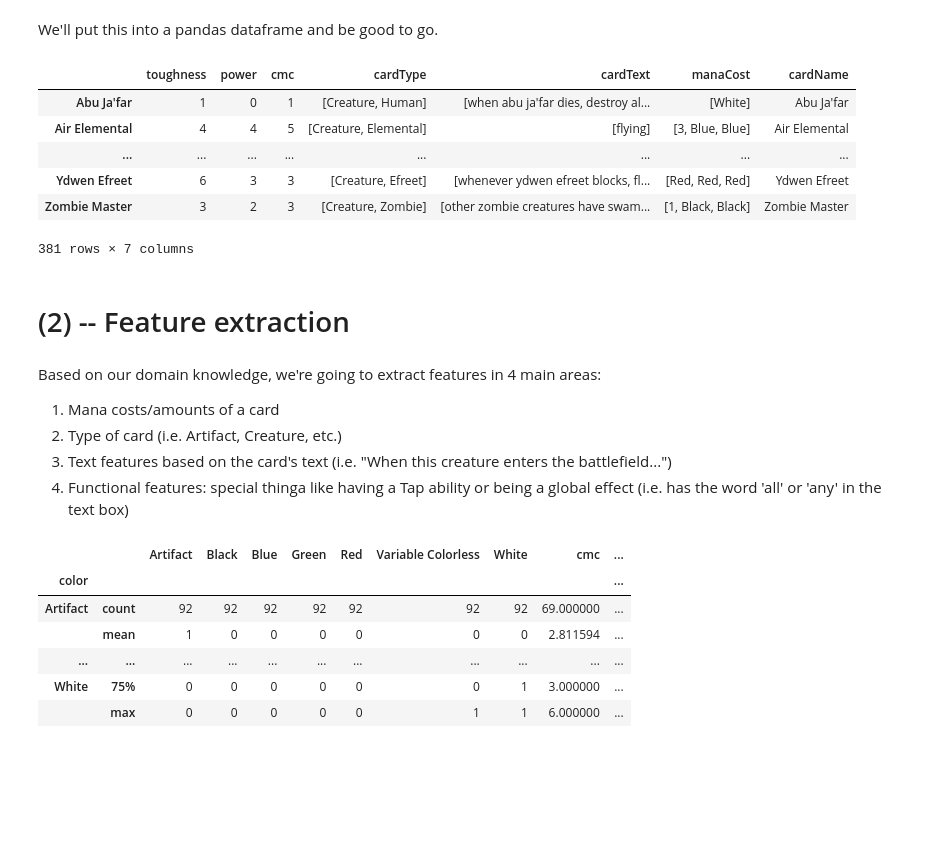
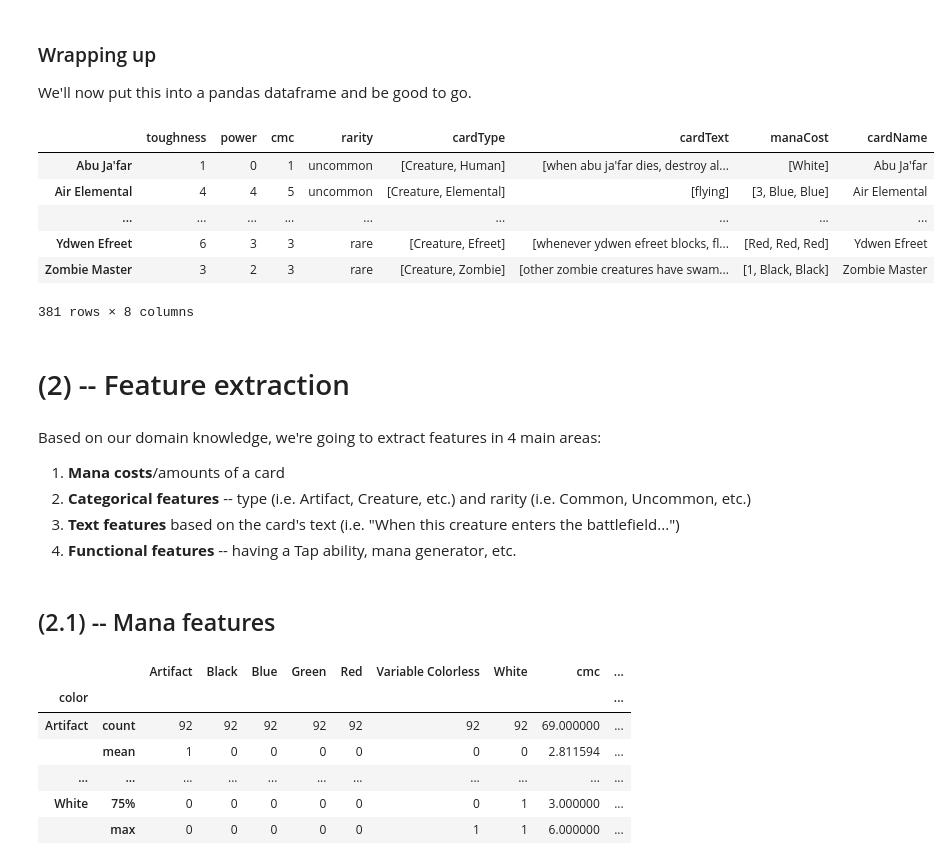
Before and after one commit to nhuber/magickmeans, a Jupyter notebook: MagicKMeans.ipynb, the cells around one changed output. Saved outputs shown, nothing was run; the diff lists cells and outputs as text; code cells hidden in the pictures; blank space fills up the shorter version.

```diff
--- a/MagicKMeans.ipynb
+++ b/MagicKMeans.ipynb
@@ -152,22 +149,25 @@ database['Black Lotus']
 # %% [markdown]
-We'll put this into a pandas dataframe and be good to go.
+### Wrapping up
+
+We'll now put this into a pandas dataframe and be good to go.
 # %%
+data = pd.DataFrame()
 data = pd.DataFrame.from_dict(database, orient='index')
 data['cardName'] = data.index
 data
 # %% [output]
-|  | toughness | power | cmc | cardType | cardText | manaCost | cardName |
-| Abu Ja'far | 1 | 0 | 1 | [Creature, Human] | [when abu ja'far dies, destroy al... | [White] | Abu Ja'far |
-| Air Elemental | 4 | 4 | 5 | [Creature, Elemental] | [flying] | [3, Blue, Blue] | Air Elemental |
-| ... | ... | ... | ... | ... | ... | ... | ... |
-| Ydwen Efreet | 6 | 3 | 3 | [Creature, Efreet] | [whenever ydwen efreet blocks, fl... | [Red, Red, Red] | Ydwen Efreet |
-| Zombie Master | 3 | 2 | 3 | [Creature, Zombie] | [other zombie creatures have swam... | [1, Black, Black] | Zombie Master |
+|  | toughness | power | cmc | rarity | cardType | cardText | manaCost | cardName |
+| Abu Ja'far | 1 | 0 | 1 | uncommon | [Creature, Human] | [when abu ja'far dies, destroy al... | [White] | Abu Ja'far |
+| Air Elemental | 4 | 4 | 5 | uncommon | [Creature, Elemental] | [flying] | [3, Blue, Blue] | Air Elemental |
+| ... | ... | ... | ... | ... | ... | ... | ... | ... |
+| Ydwen Efreet | 6 | 3 | 3 | rare | [Creature, Efreet] | [whenever ydwen efreet blocks, fl... | [Red, Red, Red] | Ydwen Efreet |
+| Zombie Master | 3 | 2 | 3 | rare | [Creature, Zombie] | [other zombie creatures have swam... | [1, Black, Black] | Zombie Master |
-381 rows × 7 columns
+381 rows × 8 columns
 # %% [markdown]
 # (2) -- Feature extraction
 # %% [markdown]
 Based on our domain knowledge, we're going to extract features in 4 main areas:
-1. Mana costs/amounts of a card
-2. Type of card (i.e. Artifact, Creature, etc.)
-3. Text features based on the card's text (i.e. "When this creature enters the battlefield...")
-4. Functional features: special thinga like having a Tap ability or being a global effect (i.e. has the word 'all' or 'any' in the text box)
+1. **Mana costs**/amounts of a card
+2. **Categorical features** -- type (i.e. Artifact, Creature, etc.) and rarity (i.e. Common, Uncommon, etc.)
+3. **Text features** based on the card's text (i.e. "When this creature enters the battlefield...")
+4. **Functional features** -- having a Tap ability, mana generator, etc.
@@ -173,0 +181,2 @@ Based on our domain knowledge, we're going to extract features in 4 main areas:
+# %% [markdown]
+## (2.1) -- Mana features
```
Also changed, not shown: parts of 37 cells of this notebook, 9 other files.
